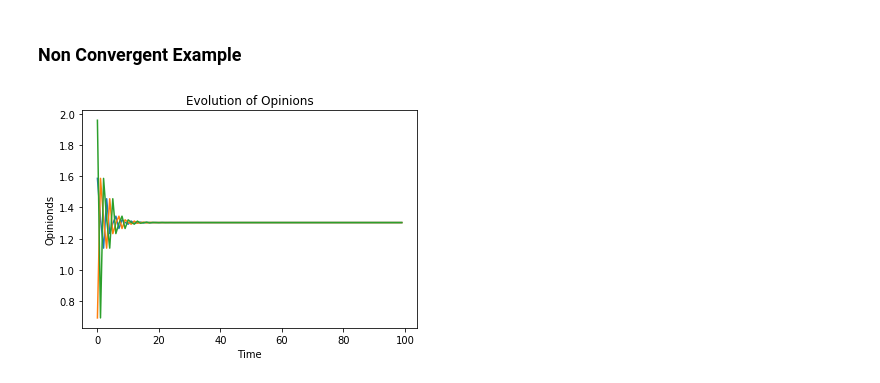
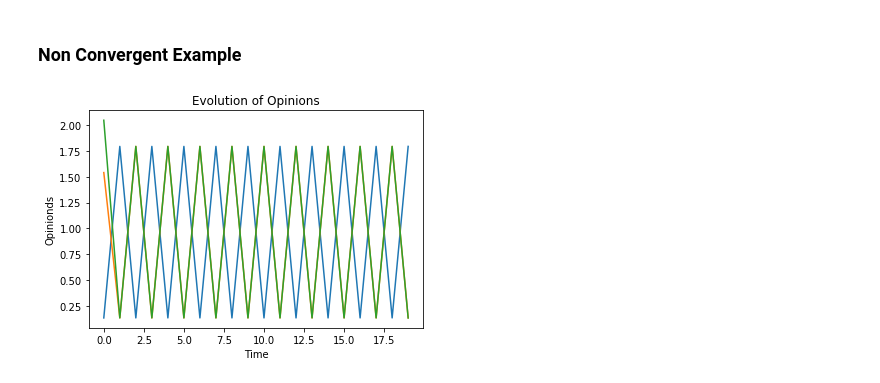
Before and after one commit to HNoorazar/PyOpinionGame, a Jupyter notebook: Other_Models.ipynb, the cells around one changed output. Cells and saved outputs as stored; diff of their text form; code cells hidden in the pictures.

```diff
--- a/Other_Models.ipynb
+++ b/Other_Models.ipynb
@@ -113,7 +113,7 @@ no_time_steps = 100
 initial_opinions = abs(np.random.randn(pop_size,))
 
 # Build the trust matrix (weighted adjacency matrix)
-trust = np.array([[0, .5, .5],[1. , 0., 0.], [0., 1., 0.]])
+trust = np.array([[0, .5, .5],[1. , 0., 0.], [1., 0., 0.]])
 
 # Initialize history of evolution
 non_conv_evolution = np.zeros((pop_size, no_time_steps))
@@ -124,10 +124,10 @@ for time_step in xrange(1,no_time_steps):
     non_conv_evolution[:,time_step] = np.dot(trust, non_conv_evolution[:,time_step-1])
 # %%
 fig1 = plt.figure()
-plt.plot(non_conv_evolution.T)
+plt.plot(non_conv_evolution[:,:20].T)
 plt.xlabel('Time')
 plt.ylabel('Opinionds')
 plt.title('Evolution of Opinions')
 plt.show()
 # %% [output]
-[figure, old version]
+[figure, new version]
```
Also changed, not shown: parts of 2 cells of this notebook, 2 other files.
